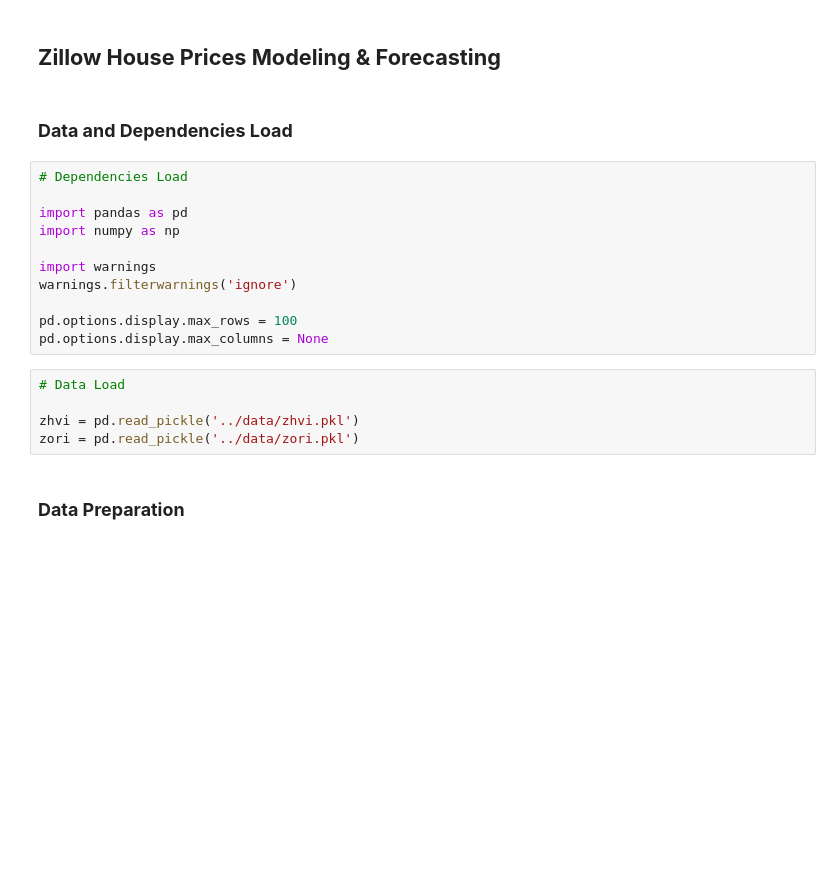
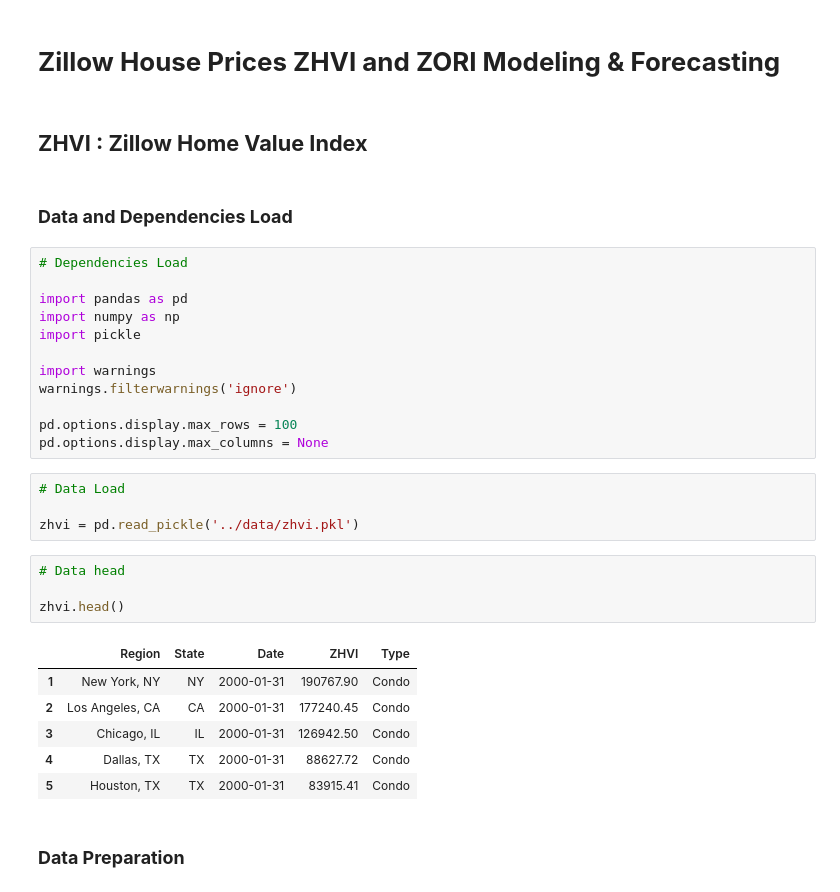
Before and after one commit to msp99000/zestimate, a Jupyter notebook: notebooks/modeling.ipynb, the cells around one changed output. Drawn from its saved outputs; the diff is of its cells as text; blank space fills up the shorter version.

```diff
--- a/notebooks/modeling.ipynb
+++ b/notebooks/modeling.ipynb
@@ -1,5 +1,7 @@
 # %% [markdown]
-## **Zillow House Prices Modeling & Forecasting**
+# **Zillow House Prices ZHVI and ZORI Modeling & Forecasting**
+# %% [markdown]
+## **ZHVI : Zillow Home Value Index**
 # %% [markdown]
 ### **Data and Dependencies Load**
 # %%
@@ -7,6 +9,7 @@
 
 import pandas as pd
 import numpy as np
+import pickle
 
 import warnings
 warnings.filterwarnings('ignore')
@@ -17,6 +20,16 @@ pd.options.display.max_columns = None
 # Data Load
 
 zhvi = pd.read_pickle('../data/zhvi.pkl')
-zori = pd.read_pickle('../data/zori.pkl')
+# %%
+# Data head
+
+zhvi.head()
+# %% [output]
+|  | Region | State | Date | ZHVI | Type |
+| 1 | New York, NY | NY | 2000-01-31 | 190767.90 | Condo |
+| 2 | Los Angeles, CA | CA | 2000-01-31 | 177240.45 | Condo |
+| 3 | Chicago, IL | IL | 2000-01-31 | 126942.50 | Condo |
+| 4 | Dallas, TX | TX | 2000-01-31 | 88627.72 | Condo |
+| 5 | Houston, TX | TX | 2000-01-31 | 83915.41 | Condo |
 # %% [markdown]
 ### **Data Preparation**
```
Also changed, not shown: parts of 31 cells of this notebook.
